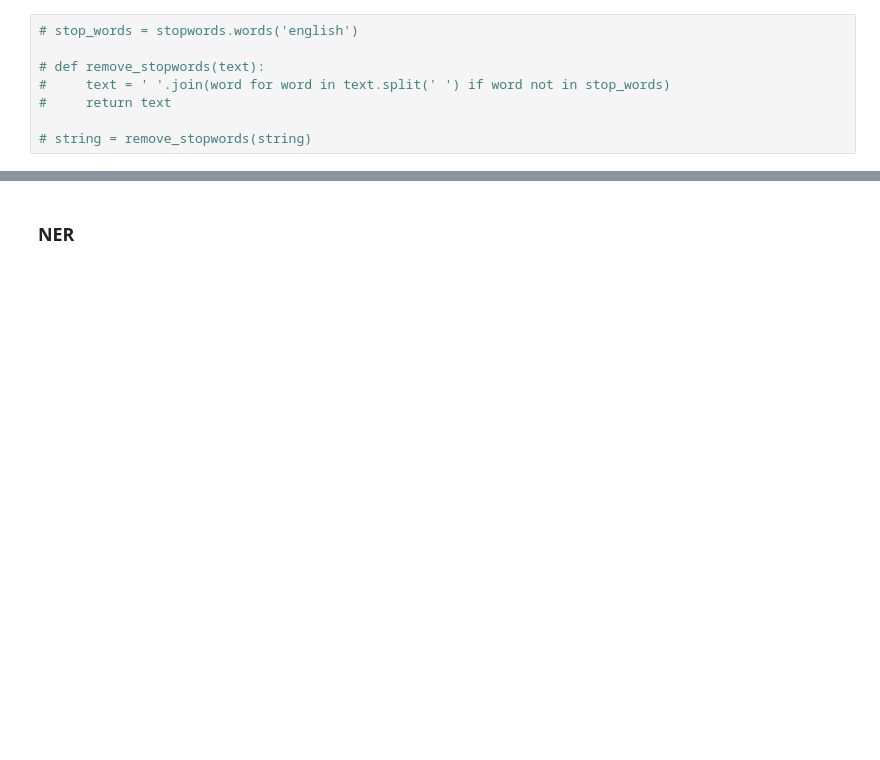
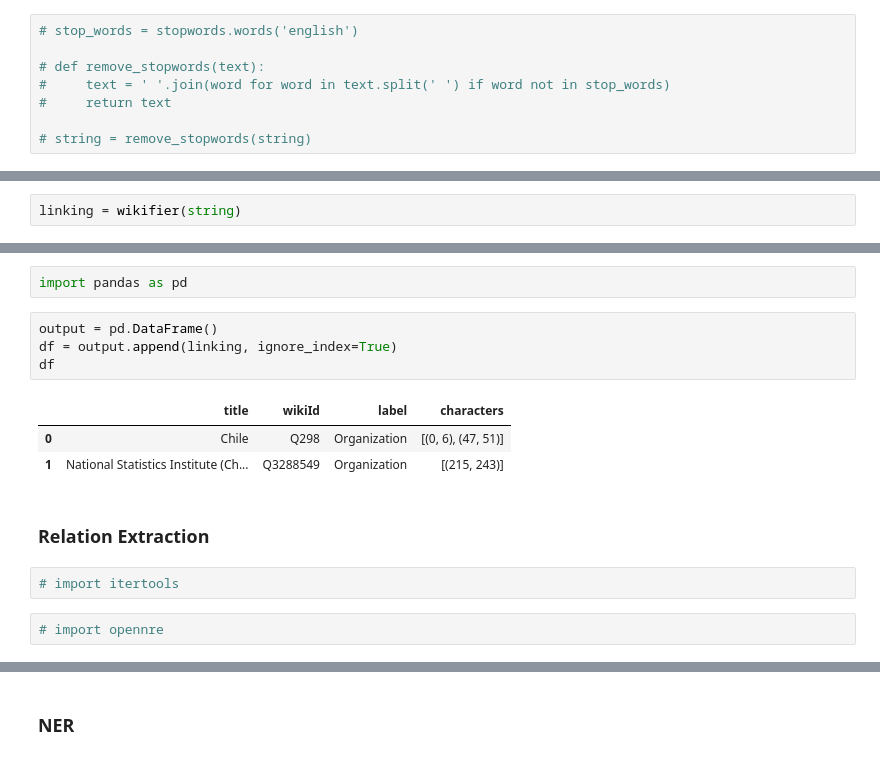
Before and after one commit to yusufakcakaya/Algorythm-NLP-Entity-Recognition, a Jupyter notebook: Project_NER.ipynb, the cells around one changed output, grey strips where cells are left out. Cells and saved outputs as stored; diff of their text form; blank space fills up the shorter version.

```diff
--- a/Project_NER.ipynb
+++ b/Project_NER.ipynb
@@ -132,0 +162,2 @@ string
+# %%
+linking = wikifier(string)
@@ -132,0 +175,16 @@ string
+# %%
+import pandas as pd
+# %%
+output = pd.DataFrame()
+df = output.append(linking, ignore_index=True)
+df
+# %% [output]
+|  | title | wikiId | label | characters |
+| 0 | Chile | Q298 | Organization | [(0, 6), (47, 51)] |
+| 1 | National Statistics Institute (Ch... | Q3288549 | Organization | [(215, 243)] |
+# %% [markdown]
+### Relation Extraction
+# %%
+# import itertools
+# %%
+# import opennre
```
Also changed, not shown: parts of 26 cells of this notebook.
